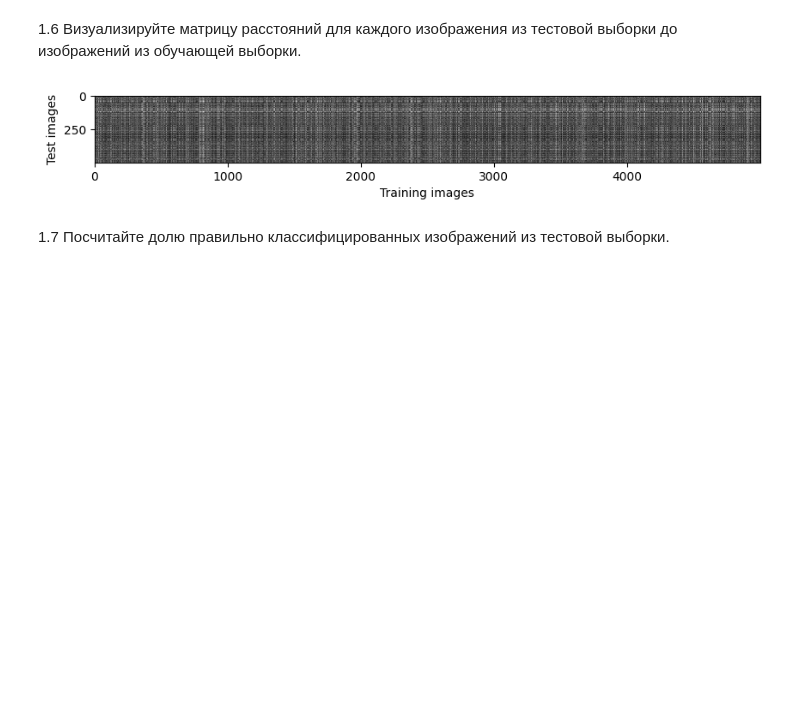
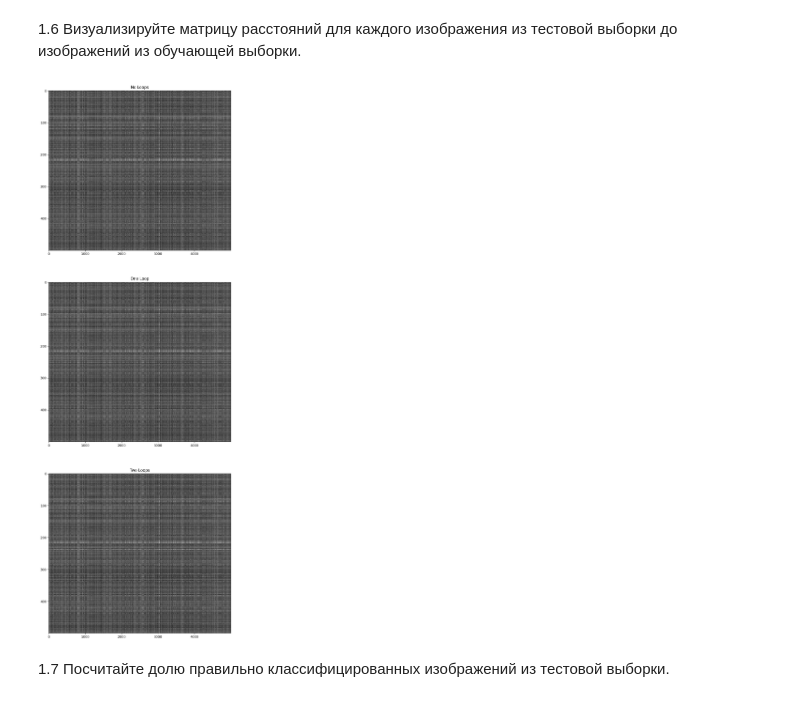
Before and after one commit to SofyaRusyaeva/DL_RusyaevaSP_6401, a Jupyter notebook: lab1-2/assignment1.ipynb, the cells around one changed output. Saved outputs shown, nothing was run; the diff lists cells and outputs as text; code cells hidden in the pictures; blank space fills up the shorter version.

```diff
--- a/lab1-2/assignment1.ipynb
+++ b/lab1-2/assignment1.ipynb
@@ -106,18 +105,35 @@ classifier.train(X_train, y_train)
 1.5 Выполните классификацию на тестовой выборке
 # %%
 # Считаем расстояния
-dists = classifier.compute_distances_no_loops(X_test)
+dists_no_loops = classifier.compute_distances_no_loops(X_test)
 # Предсказываем метки для k=1
-y_test_pred = classifier.predict_labels(dists, k=1)
+y_test_pred = classifier.predict_labels(dists_no_loops, k=1)
+
+dists_one_loop = classifier.compute_distances_one_loop(X_test)
+y_test_pred_one_loop = classifier.predict_labels(dists_one_loop, k=1)
+
+dists_two_loops = classifier.compute_distances_two_loops(X_test)
+y_test_pred_two_loops = classifier.predict_labels(dists_two_loops, k=1)
 # %% [markdown]
 1.6 Визуализируйте матрицу расстояний для каждого изображения из тестовой выборки до изображений из обучающей выборки.
-# %%
-plt.imshow(dists, interpolation='none')
-plt.xlabel('Training images')
-plt.ylabel('Test images')
-plt.show()
-# %% [output]
-[figure, removed]
+# %%
+plt.figure(figsize=(10, 30))
+
+plt.subplot(3, 1, 1)
+plt.imshow(dists_no_loops, interpolation='none', aspect='auto')
+plt.title('No Loops')
+
+plt.subplot(3, 1, 2)
+plt.imshow(dists_one_loop, interpolation='none', aspect='auto')
+plt.title('One Loop')
+
+plt.subplot(3, 1, 3)
+plt.imshow(dists_two_loops, interpolation='none', aspect='auto')
+plt.title('Two Loops')
+
+plt.show()
+# %% [output]
+[figure, added]
 # %% [markdown]
 
 1.7 Посчитайте долю правильно классифицированных изображений из тестовой выборки.
```
Also changed, not shown: parts of 3 cells of this notebook.
